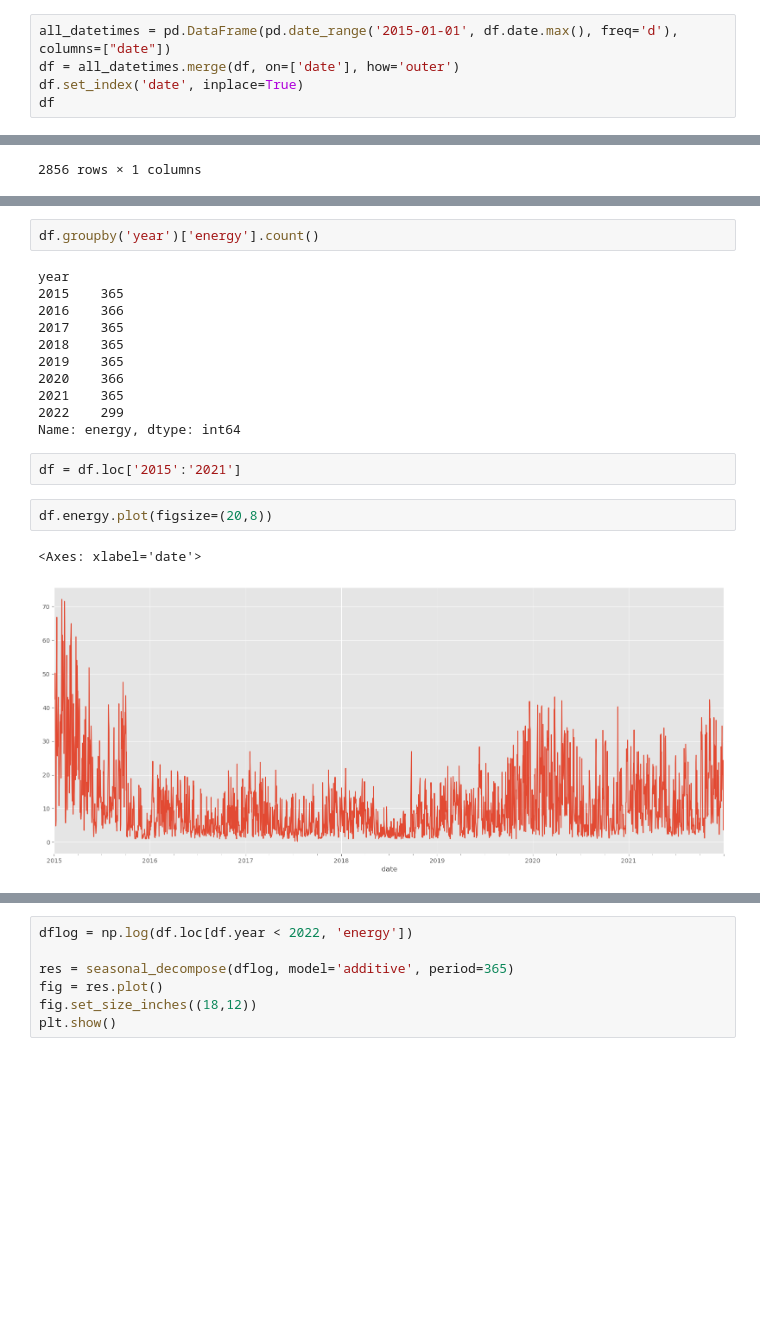
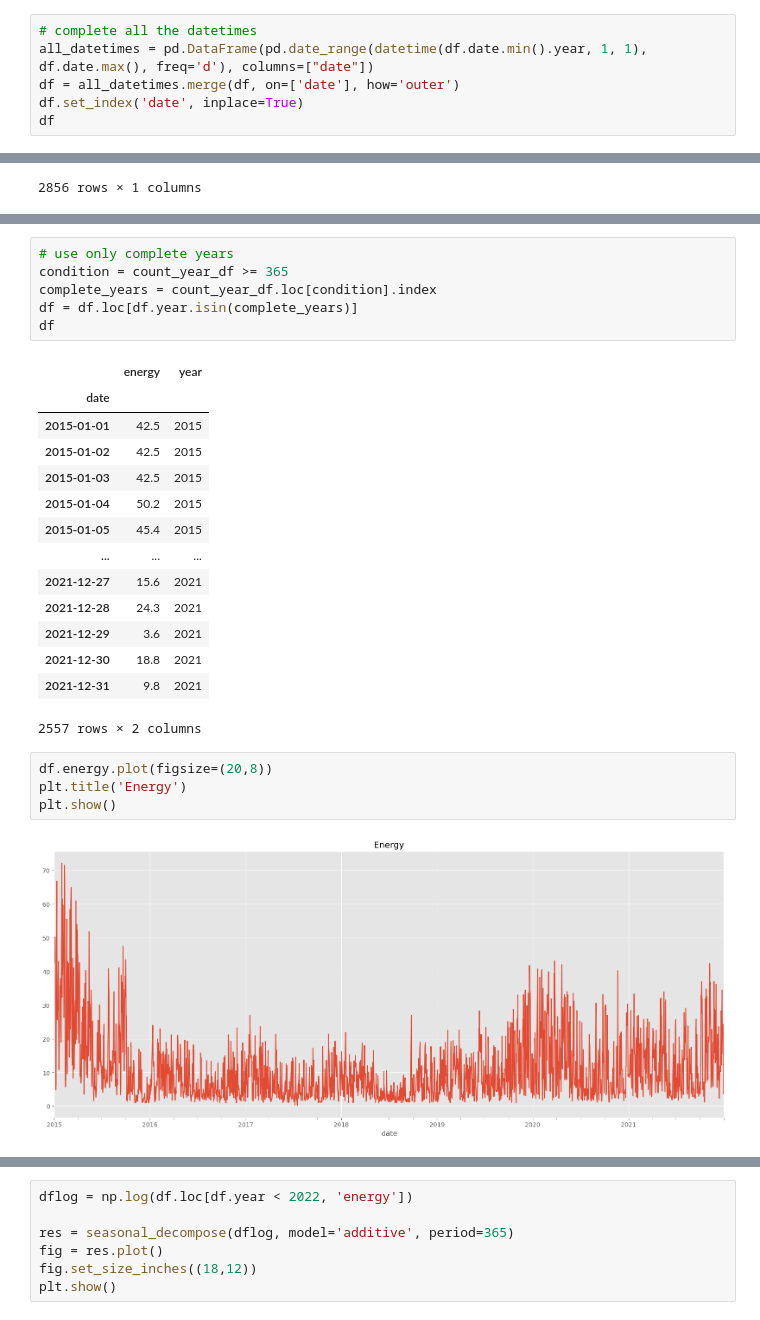
Before and after one commit to nicolaf03/torchsde, a Jupyter notebook: exploratory.ipynb, the cells around one changed output, grey strips where cells are left out. Cells and saved outputs as stored; diff of their text form; blank space fills up the shorter version.

```diff
--- a/exploratory.ipynb
+++ b/exploratory.ipynb
@@ -35,5 +24,6 @@ df
 # %%
-all_datetimes = pd.DataFrame(pd.date_range('2015-01-01', df.date.max(), freq='d'), columns=["date"])
+# complete all the datetimes
+all_datetimes = pd.DataFrame(pd.date_range(datetime(df.date.min().year, 1, 1), df.date.max(), freq='d'), columns=["date"])
 df = all_datetimes.merge(df, on=['date'], how='outer')
 df.set_index('date', inplace=True)
 df
@@ -63,22 +67,29 @@ df.set_index('date', inplace=True)
-# %%
-df.groupby('year')['energy'].count()
-# %% [output]
-year
-2015    365
-2016    366
-2017    365
-2018    365
-2019    365
-2020    366
-2021    365
-2022    299
-Name: energy, dtype: int64
-# %%
-df = df.loc['2015':'2021']
+# %%
+# use only complete years
+condition = count_year_df >= 365
+complete_years = count_year_df.loc[condition].index
+df = df.loc[df.year.isin(complete_years)]
+df
+# %% [output]
+|  | energy | year |
+| date |  |  |
+| 2015-01-01 | 42.5 | 2015 |
+| 2015-01-02 | 42.5 | 2015 |
+| 2015-01-03 | 42.5 | 2015 |
+| 2015-01-04 | 50.2 | 2015 |
+| 2015-01-05 | 45.4 | 2015 |
+| ... | ... | ... |
+| 2021-12-27 | 15.6 | 2021 |
+| 2021-12-28 | 24.3 | 2021 |
+| 2021-12-29 | 3.6 | 2021 |
+| 2021-12-30 | 18.8 | 2021 |
+| 2021-12-31 | 9.8 | 2021 |
+2557 rows × 2 columns
 # %%
 df.energy.plot(figsize=(20,8))
+plt.title('Energy')
+plt.show()
 # %% [output]
-<Axes: xlabel='date'>
-[figure, old version]
+[figure, new version]
 # %%
 np.log(df.energy).plot(figsize=(20,8))
```
Also changed, not shown: parts of 42 cells of this notebook.
